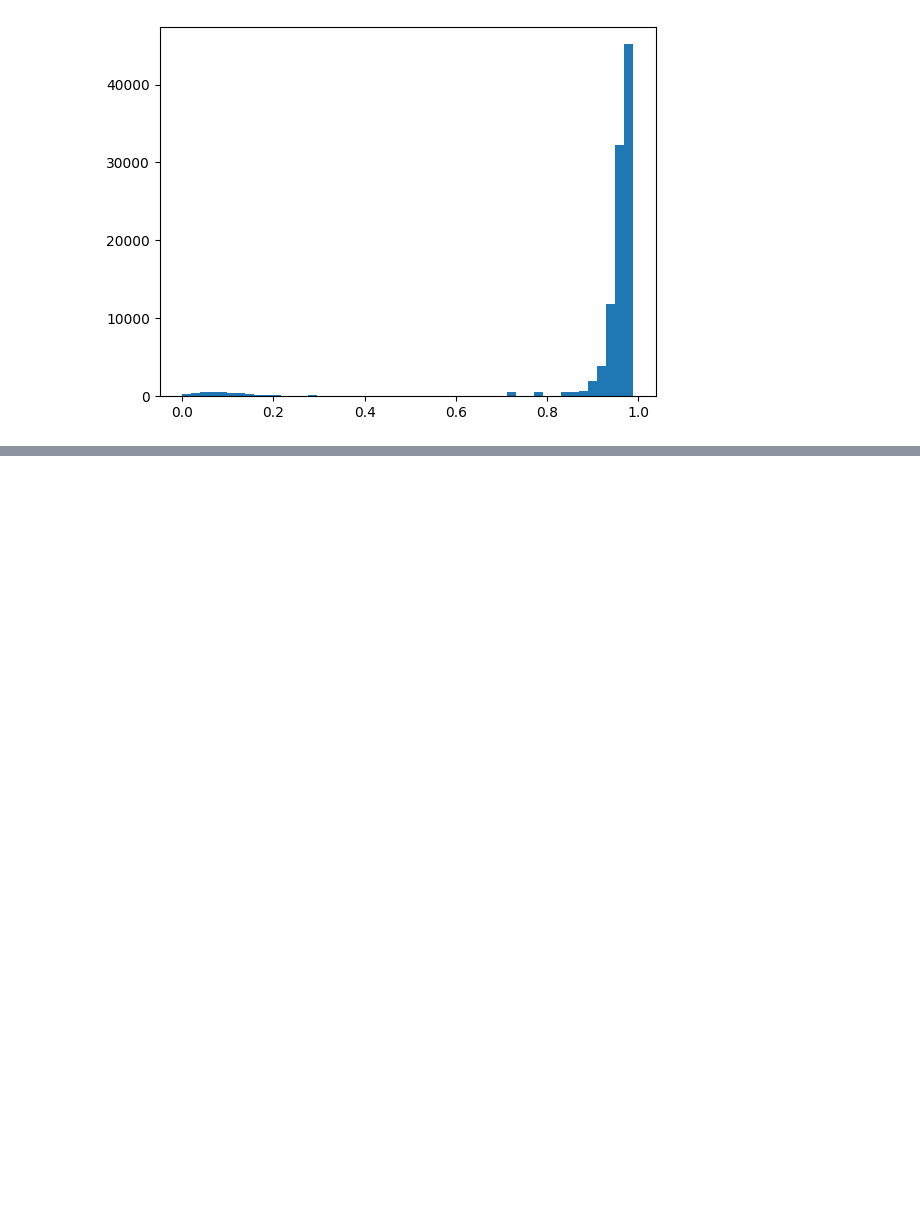
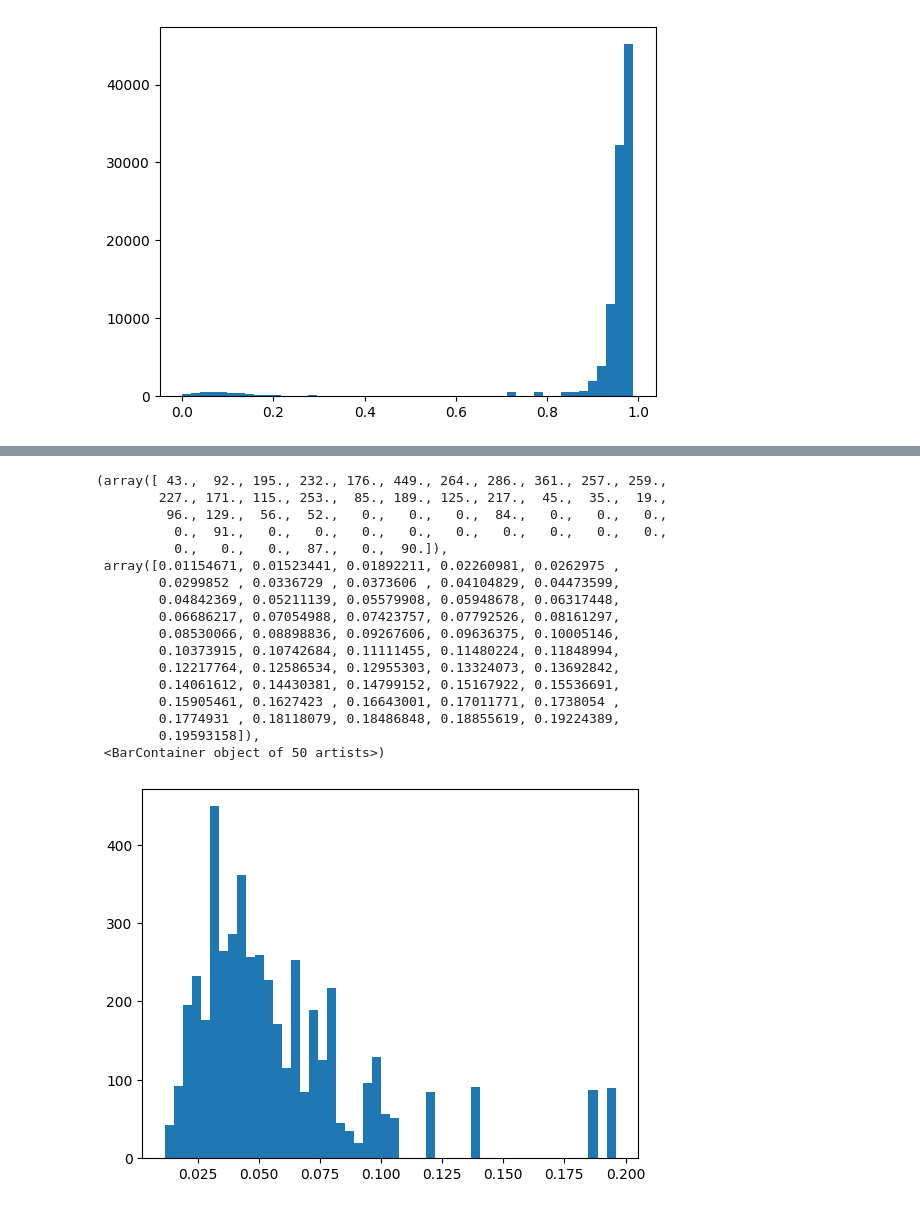
Before and after one commit to mariakesa/MouseViT, a Jupyter notebook: train_play2.ipynb, the cells around one changed output, grey strips where cells are left out. Saved outputs shown, nothing was run; the diff lists cells and outputs as text; code cells hidden in the pictures; blank space fills up the shorter version.

```diff
--- a/train_play2.ipynb
+++ b/train_play2.ipynb
@@ -146,0 +147,23 @@ plt.hist(event_p.flatten(), bins=50)
+# %%
+event_p=np.load('event_probs.npy')
+event_p=event_p[event_p>0.0]
+plt.hist(event_p.flatten(), bins=50)
+# %% [output]
+(array([ 43.,  92., 195., 232., 176., 449., 264., 286., 361., 257., 259.,
+        227., 171., 115., 253.,  85., 189., 125., 217.,  45.,  35.,  19.,
+         96., 129.,  56.,  52.,   0.,   0.,   0.,  84.,   0.,   0.,   0.,
+          0.,  91.,   0.,   0.,   0.,   0.,   0.,   0.,   0.,   0.,   0.,
+          0.,   0.,   0.,  87.,   0.,  90.]),
+ array([0.01154671, 0.01523441, 0.01892211, 0.02260981, 0.0262975 ,
+        0.0299852 , 0.0336729 , 0.0373606 , 0.04104829, 0.04473599,
+        0.04842369, 0.05211139, 0.05579908, 0.05948678, 0.06317448,
+        0.06686217, 0.07054988, 0.07423757, 0.07792526, 0.08161297,
+        0.08530066, 0.08898836, 0.09267606, 0.09636375, 0.10005146,
+        0.10373915, 0.10742684, 0.11111455, 0.11480224, 0.11848994,
+        0.12217764, 0.12586534, 0.12955303, 0.13324073, 0.13692842,
+        0.14061612, 0.14430381, 0.14799152, 0.15167922, 0.15536691,
+        0.15905461, 0.1627423 , 0.16643001, 0.17011771, 0.1738054 ,
+        0.1774931 , 0.18118079, 0.18486848, 0.18855619, 0.19224389,
+        0.19593158]),
+ <BarContainer object of 50 artists>)
+[figure, added]
```
Also changed, not shown: parts of 3 cells of this notebook, 6 other files.
